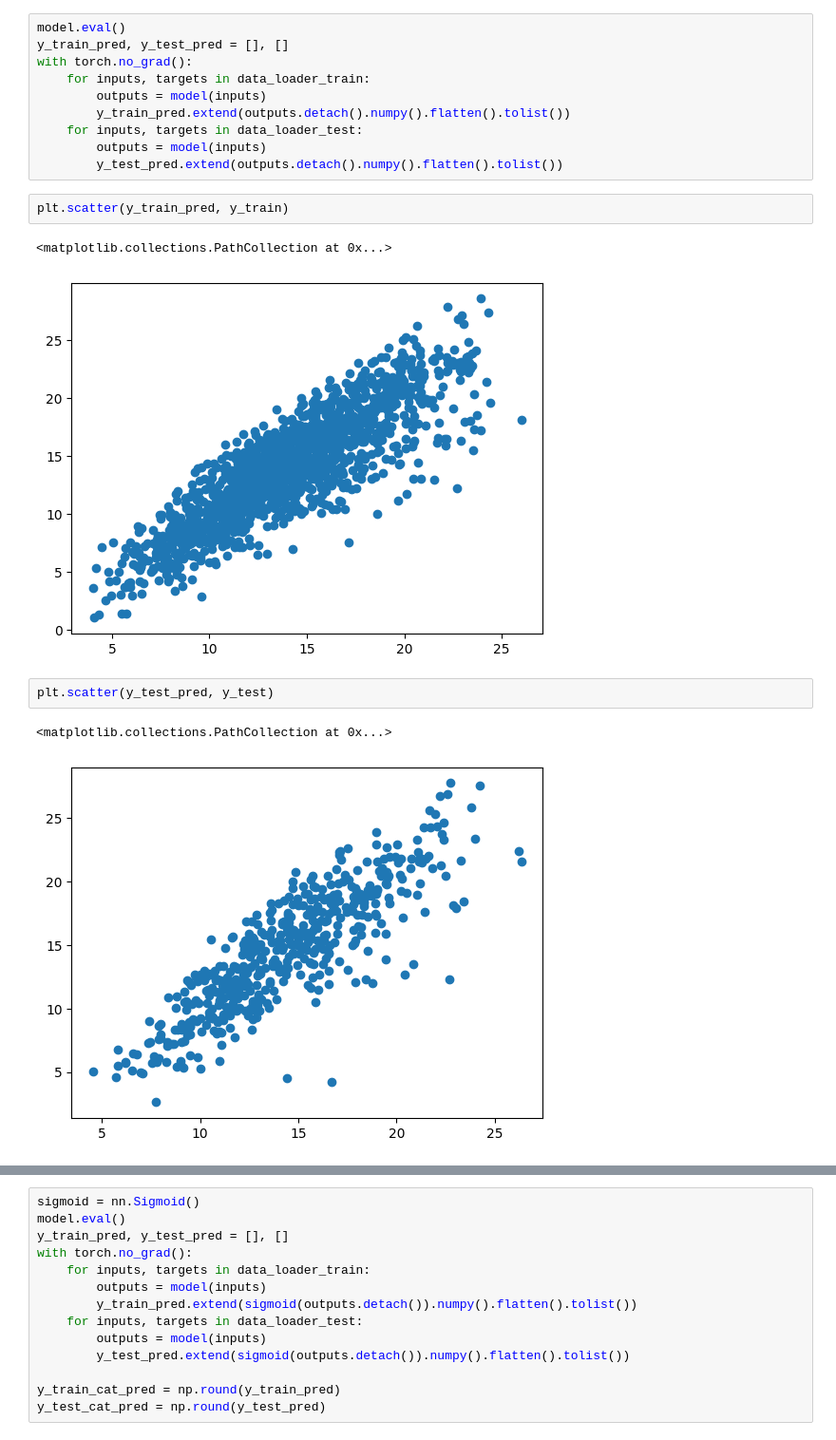
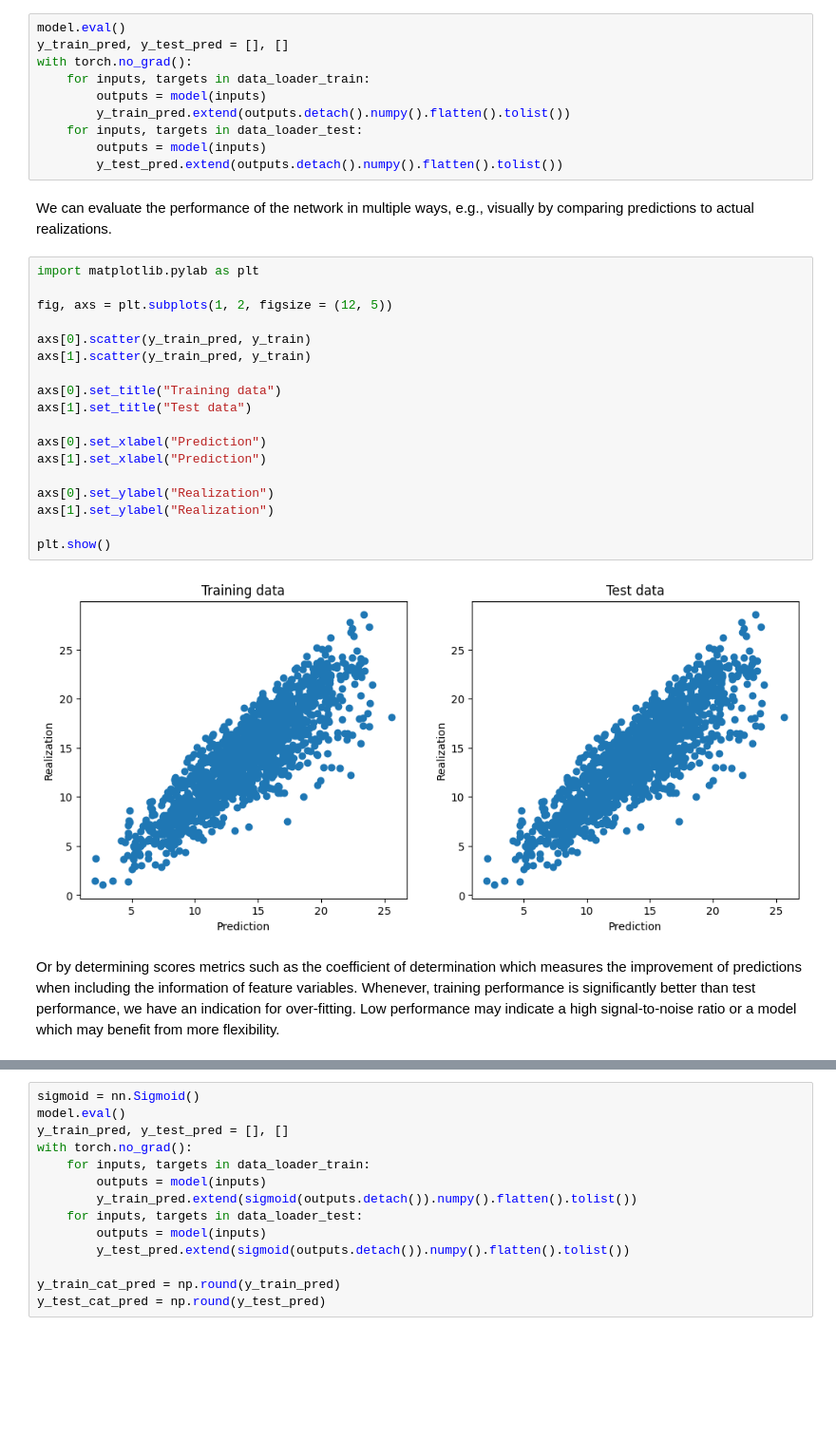
Before and after one commit to RalfKellner/dlta_coursebook, a Jupyter notebook: yt/03_neural_networks.ipynb, the cells around one changed output, grey strips where cells are left out. Shown at 95% size. Saved outputs shown, nothing was run; the diff lists cells and outputs as text; blank space fills up the shorter version.

```diff
--- a/yt/03_neural_networks.ipynb
+++ b/yt/03_neural_networks.ipynb
@@ -404,14 +641,28 @@ with torch.no_grad():
     for inputs, targets in data_loader_test:
         outputs = model(inputs)
         y_test_pred.extend(outputs.detach().numpy().flatten().tolist())
-# %%
-plt.scatter(y_train_pred, y_train)
-# %% [output]
-<matplotlib.collections.PathCollection at 0x...>
-[figure, removed]
-# %%
-plt.scatter(y_test_pred, y_test)
-# %% [output]
-<matplotlib.collections.PathCollection at 0x...>
-[figure, removed]
+# %% [markdown]
+We can evaluate the performance of the network in multiple ways, e.g., visually by comparing predictions to actual realizations.
+# %%
+import matplotlib.pylab as plt
+
+fig, axs = plt.subplots(1, 2, figsize = (12, 5))
+
+axs[0].scatter(y_train_pred, y_train)
+axs[1].scatter(y_train_pred, y_train)
+
+axs[0].set_title("Training data")
+axs[1].set_title("Test data")
+
+axs[0].set_xlabel("Prediction")
+axs[1].set_xlabel("Prediction")
+
+axs[0].set_ylabel("Realization")
+axs[1].set_ylabel("Realization")
+
+plt.show()
+# %% [output]
+[figure, added]
+# %% [markdown]
+Or by determining scores metrics such as the coefficient of determination which measures the improvement of predictions when including the information of feature variables. Whenever, training performance is significantly better than test performance, we have an indication for over-fitting. Low performance may indicate a high signal-to-noise ratio or a model which may benefit from more flexibility.
 # %%
```
Also changed, not shown: parts of 50 cells of this notebook.
